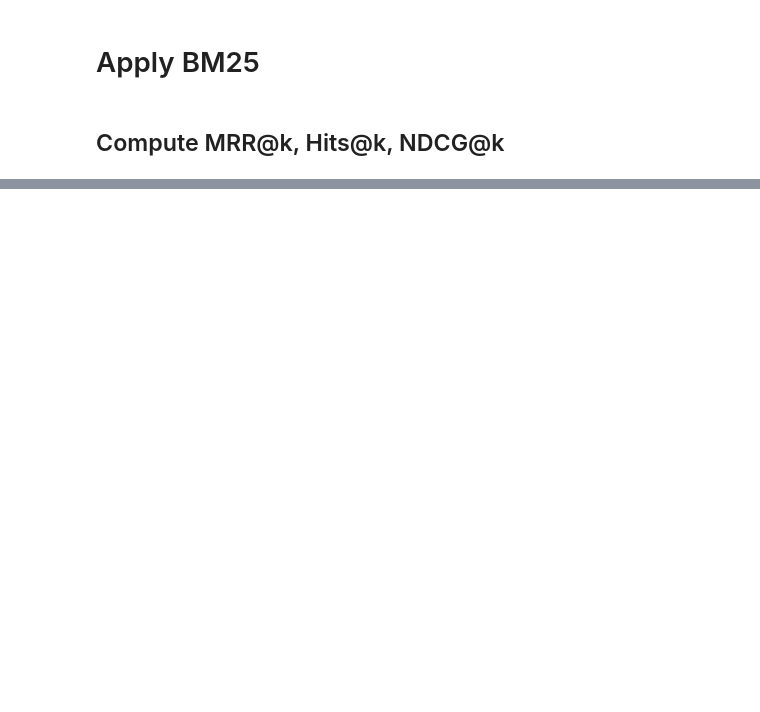
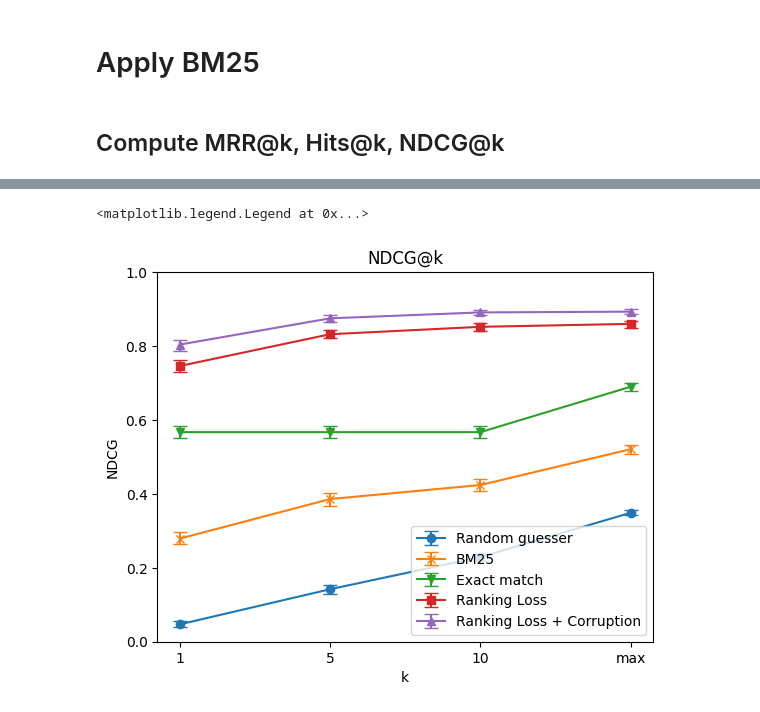
Before and after one commit to epfl-dlab/multilingual-entity-insertion, a Jupyter notebook: data_modelling/compare_models.ipynb, the cells around one changed output, grey strips where cells are left out. Drawn from its saved outputs; the diff is of its cells as text; code cells hidden in the pictures; blank space fills up the shorter version.

```diff
--- a/data_modelling/compare_models.ipynb
+++ b/data_modelling/compare_models.ipynb
@@ -194,0 +220,4 @@ Hits
+# %%
+ndcg_at_k_bm25 = compute_ndcg(test_df['bm25_rank'].tolist())
+stratified_ndcg_at_k_bm25 = compute_stratified_ndcg(test_df['bm25_rank'].tolist(
+), test_df['noise_strategy'].tolist(), test_df['noise_strategy'].unique().tolist())
@@ -194,0 +238,4 @@ Hits
+# %%
+ndcg_at_k_exact = compute_ndcg(test_df['exact_match_rank'].tolist())
+stratified_ndcg_at_k_exact = compute_stratified_ndcg(test_df['exact_match_rank'].tolist(
+), test_df['noise_strategy'].tolist(), test_df['noise_strategy'].unique().tolist())
@@ -194,0 +296,16 @@ Hits
+# %%
+# Plot NDCG
+fig, ax = plt.subplots()
+ax.set_title('NDCG@k')
+ax.set_xlabel('k')
+ax.set_ylabel('NDCG')
+ax.set_ylim(0, 1)
+ax.errorbar(ndcg_at_k_random.keys(), [ndcg_at_k_random[k]['score'] for k in ndcg_at_k_random.keys()], yerr=[[ndcg_at_k_random[k]['score'] - ndcg_at_k_random[k]['cl'][0] for k in ndcg_at_k_random.keys()], [ndcg_at_k_random[k]['cl'][1] - ndcg_at_k_random[k]['score'] for k in ndcg_at_k_random.keys()]], label='Random guesser', marker='o', capsize=5)
+ax.errorbar(ndcg_at_k_bm25.keys(), [ndcg_at_k_bm25[k]['score'] for k in ndcg_at_k_bm25.keys()], yerr=[[ndcg_at_k_bm25[k]['score'] - ndcg_at_k_bm25[k]['cl'][0] for k in ndcg_at_k_bm25.keys()], [ndcg_at_k_bm25[k]['cl'][1] - ndcg_at_k_bm25[k]['score'] for k in ndcg_at_k_bm25.keys()]], label='BM25', marker='x', capsize=5)
+ax.errorbar(ndcg_at_k_exact.keys(), [ndcg_at_k_exact[k]['score'] for k in ndcg_at_k_exact.keys()], yerr=[[ndcg_at_k_exact[k]['score'] - ndcg_at_k_exact[k]['cl'][0] for k in ndcg_at_k_exact.keys()], [ndcg_at_k_exact[k]['cl'][1] - ndcg_at_k_exact[k]['score'] for k in ndcg_at_k_exact.keys()]], label='Exact match', marker='v', capsize=5)
+ax.errorbar(ndcg_at_k_model_softmax_no_corruption.keys(), [ndcg_at_k_model_softmax_no_corruption[k]['score'] for k in ndcg_at_k_model_softmax_no_corruption.keys()], yerr=[[ndcg_at_k_model_softmax_no_corruption[k]['score'] - ndcg_at_k_model_softmax_no_corruption[k]['cl'][0] for k in ndcg_at_k_model_softmax_no_corruption.keys()], [ndcg_at_k_model_softmax_no_corruption[k]['cl'][1] - ndcg_at_k_model_softmax_no_corruption[k]['score'] for k in ndcg_at_k_model_softmax_no_corruption.keys()]], label='Ranking Loss', marker='s', capsize=5)
+ax.errorbar(ndcg_at_k_model_softmax_corruption.keys(), [ndcg_at_k_model_softmax_corruption[k]['score'] for k in ndcg_at_k_model_softmax_corruption.keys()], yerr=[[ndcg_at_k_model_softmax_corruption[k]['score'] - ndcg_at_k_model_softmax_corruption[k]['cl'][0] for k in ndcg_at_k_model_softmax_corruption.keys()], [ndcg_at_k_model_softmax_corruption[k]['cl'][1] - ndcg_at_k_model_softmax_corruption[k]['score'] for k in ndcg_at_k_model_softmax_corruption.keys()]], label='Ranking Loss + Corruption', marker='^', capsize=5)
+ax.legend()
+# %% [output]
+<matplotlib.legend.Legend at 0x...>
+[figure, added]
```
Also changed, not shown: parts of 62 cells of this notebook, 1 other file.
